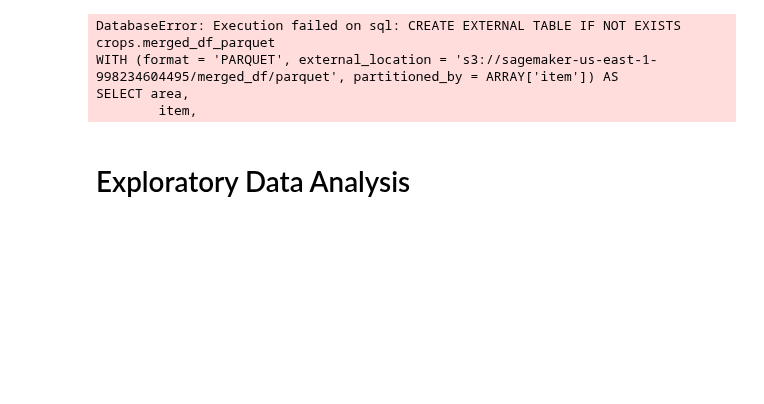
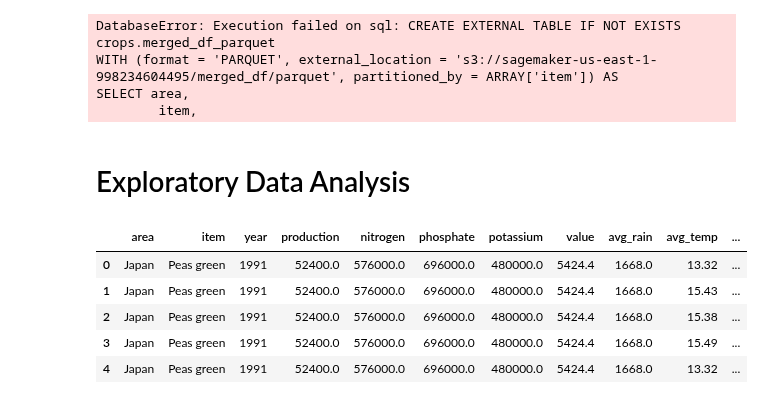
Before and after one commit to hunterblum/CloudFinal-Team1, a Jupyter notebook: Cloud_Team1.ipynb, the cells around one changed output. Drawn from its saved outputs; the diff is of its cells as text; code cells hidden in the pictures; blank space fills up the shorter version.

```diff
--- a/Cloud_Team1.ipynb
+++ b/Cloud_Team1.ipynb
@@ -141,3 +141,18 @@ SELECT area,
         item,
 # %% [markdown]
 # Exploratory Data Analysis
+# %%
+### Save as df to potentially save cost
+statement = """SELECT * FROM {}.{}""".format(
+    database_name, table_name_csv
+)
+
+df= pd.read_sql(statement, conn)
+df.head()
+# %% [output]
+|  | area | item | year | production | nitrogen | phosphate | potassium | value | avg_rain | avg_temp | ... |
+| 0 | Japan | Peas green | 1991 | 52400.0 | 576000.0 | 696000.0 | 480000.0 | 5424.4 | 1668.0 | 13.32 | ... |
+| 1 | Japan | Peas green | 1991 | 52400.0 | 576000.0 | 696000.0 | 480000.0 | 5424.4 | 1668.0 | 15.43 | ... |
+| 2 | Japan | Peas green | 1991 | 52400.0 | 576000.0 | 696000.0 | 480000.0 | 5424.4 | 1668.0 | 15.38 | ... |
+| 3 | Japan | Peas green | 1991 | 52400.0 | 576000.0 | 696000.0 | 480000.0 | 5424.4 | 1668.0 | 15.49 | ... |
+| 4 | Japan | Peas green | 1991 | 52400.0 | 576000.0 | 696000.0 | 480000.0 | 5424.4 | 1668.0 | 13.32 | ... |
```
Also changed, not shown: parts of 1 cell of this notebook.
